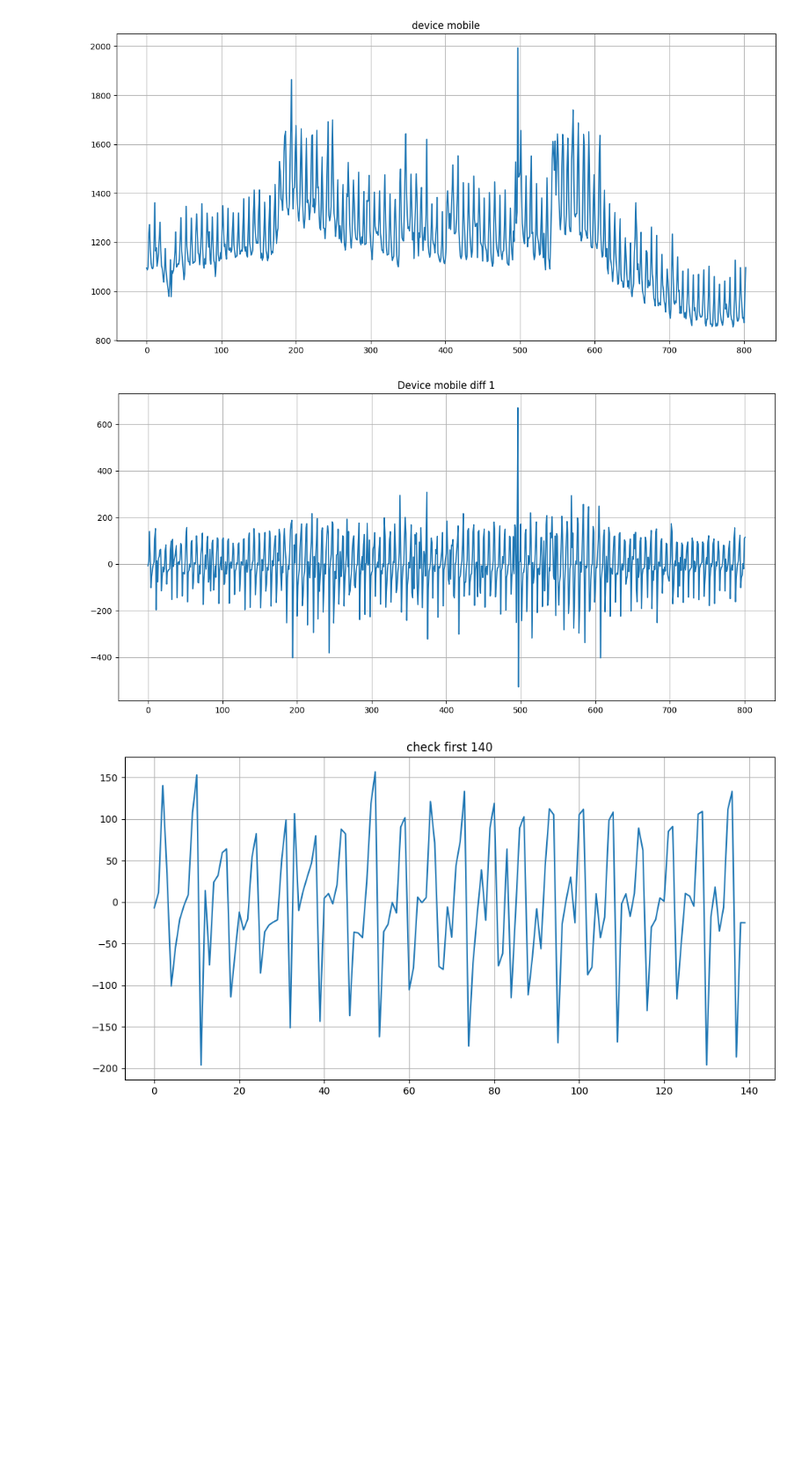
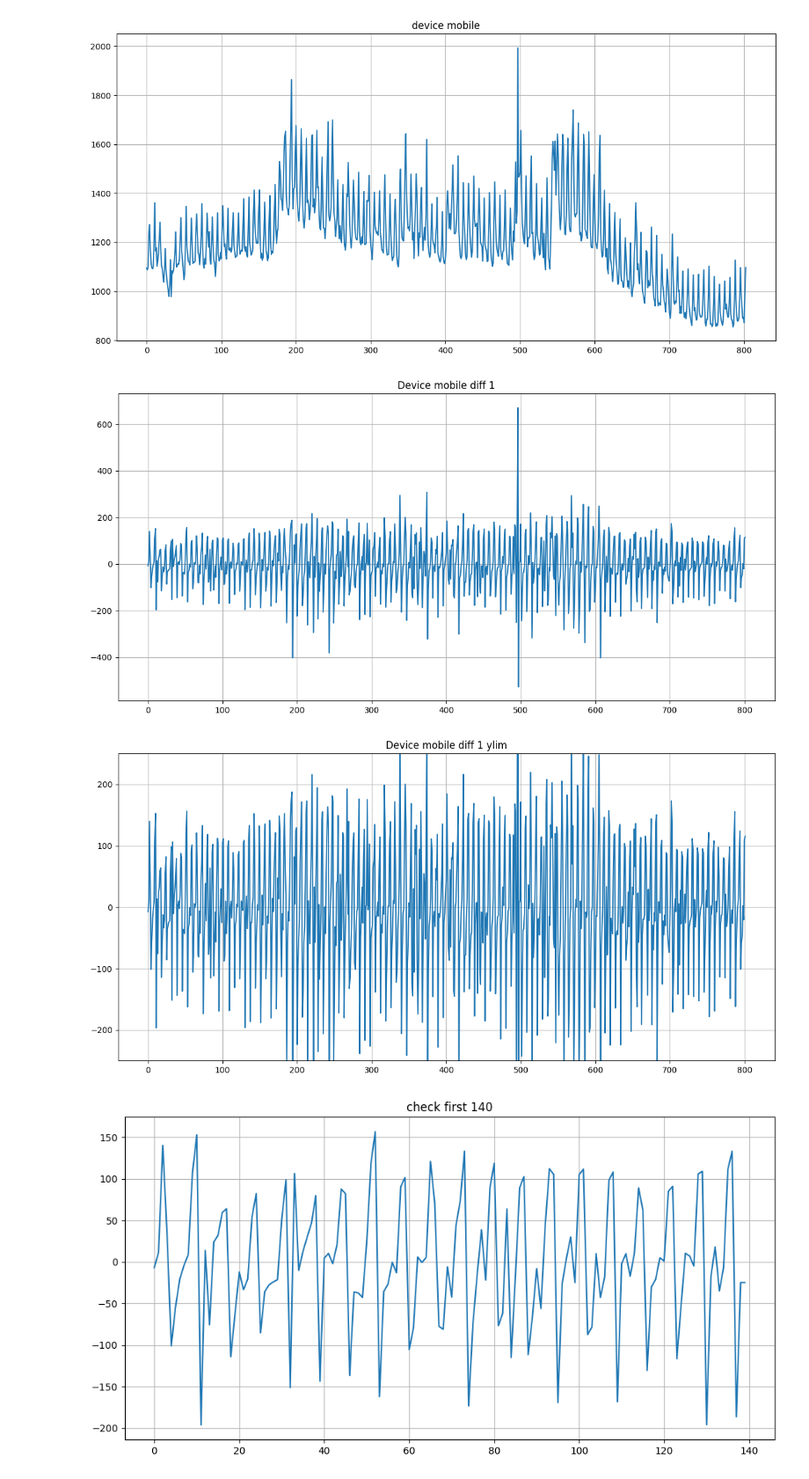
Before and after one commit to btbcy/ds_final, a Jupyter notebook: fft.ipynb, the cells around one changed output. Shown at 88% size. Drawn from its saved outputs; the diff is of its cells as text; code cells hidden in the pictures; blank space fills up the shorter version.

```diff
--- a/fft.ipynb
+++ b/fft.ipynb
@@ -148,15 +155,24 @@ plt.show()
 # %%
 array_mean_device = df_mean_device.to_numpy()
 array_diff_device = array_mean_device[1:] - array_mean_device[:-1]
 
 plt.figure(figsize=(12, 6))
 plt.plot(array_diff_device)
 plt.title(f'Device {device_selected} diff 1')
 plt.grid()
 plt.tight_layout()
 plt.show()
+
+plt.figure(figsize=(12, 6))
+plt.plot(array_diff_device)
+plt.title(f'Device {device_selected} diff 1 ylim')
+plt.ylim(-250, 250)
+plt.grid()
+plt.tight_layout()
+plt.show()
 # %% [output]
 [figure]
+[figure, added]
 # %%
 first_n = 7 * 20
 plt.figure(figsize=(12, 6))
```
Also changed, not shown: parts of 9 cells of this notebook.
